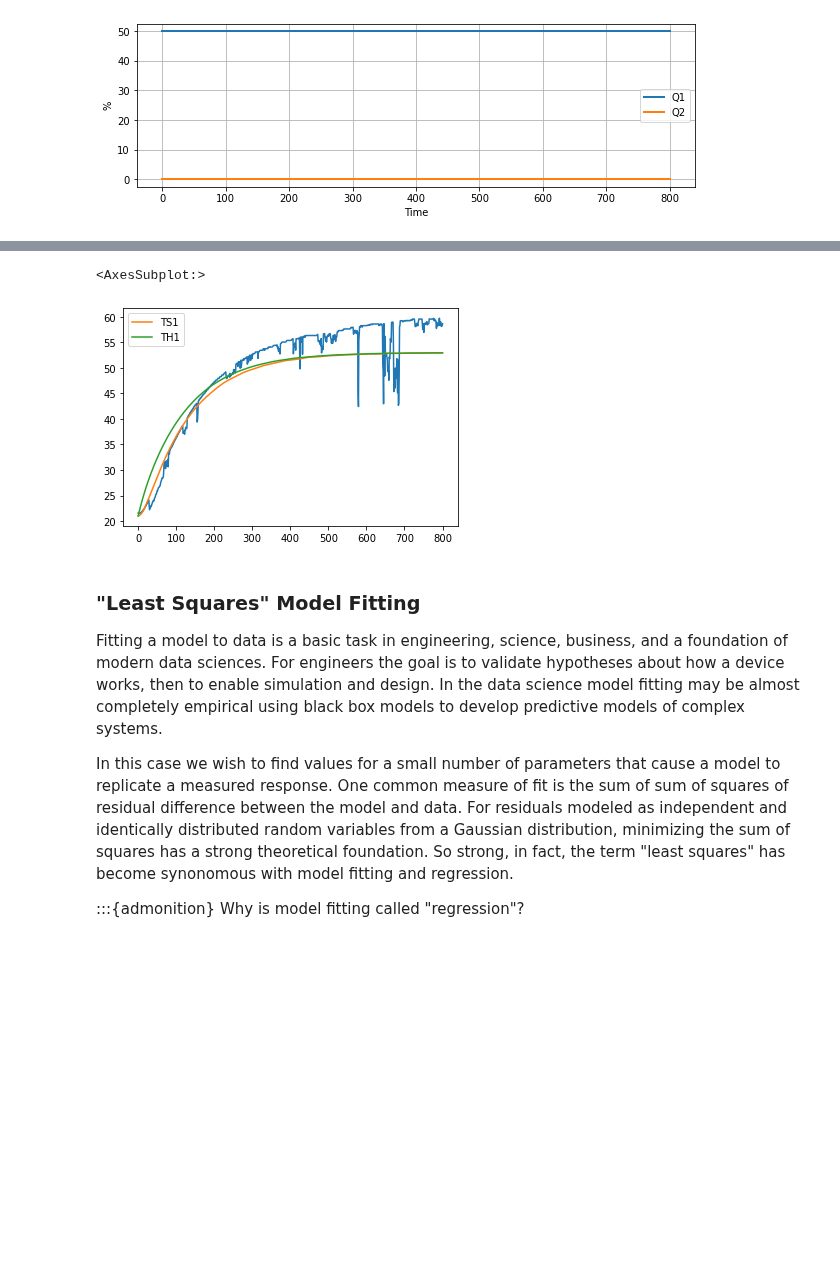
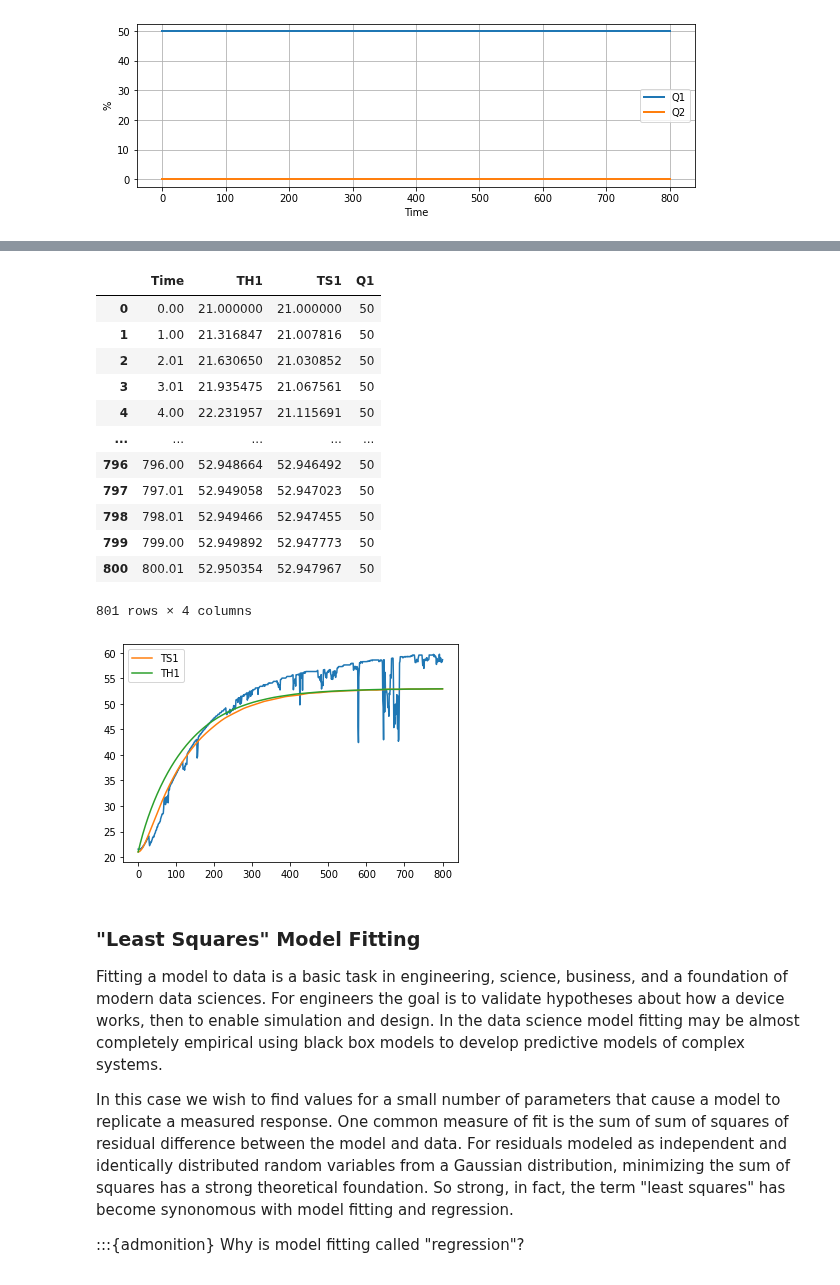
Before and after one commit to jckantor/cbe30338-book, a Jupyter notebook: _sources/notebooks/02.05-Second-Order.ipynb, the cells around one changed output, grey strips where cells are left out. Drawn from its saved outputs; the diff is of its cells as text; code cells hidden in the pictures; blank space fills up the shorter version.

```diff
--- a/_sources/notebooks/02.05-Second-Order.ipynb
+++ b/_sources/notebooks/02.05-Second-Order.ipynb
@@ -64,36 +68,50 @@ CpS = 1                # joules/deg C
 Ua = 0.05              # watts/deg C
 Ub = 0.05              # watts/deg C
 
 # extract data from experiment
 t_expt = df["Time"]
 
-def tclab_model2(param, plot=False):
+def tclab_model2(param):
     # unpack the adjustable parameters
     CpH, CpS, Ua, Ub = param
 
     # model solution
     def deriv(t, y):
         T1H, T1S = y
         dT1H = (-(Ua + Ub)*T1H + Ub*T1S + alpha*P1*U1 + Ua*T_amb)/CpH
         dT1S = Ub*(T1H - T1S)/CpS
         return [dT1H, dT1S]
 
     soln = solve_ivp(deriv, [min(t_expt), max(t_expt)], [T_amb, T_amb], t_eval=t_expt)
 
     # create dataframe with predictions
     pred = pd.DataFrame(columns=["Time"])
+    pred["Time"] = t_expt
     pred["TH1"] = soln.y[0]
     pred["TS1"] = soln.y[1]
     pred["Q1"] = U1
 
     return pred
 
-pred = tclab_model2([CpH, CpS, Ua, Ub], plot=True)
+pred = tclab_model2([CpH, CpS, Ua, Ub])
 
 ax = data["T1"].plot()
 pred[["TS1", "TH1"]].plot(ax=ax)
+pred
 # %% [output]
+|  | Time | TH1 | TS1 | Q1 |
+| 0 | 0.00 | 21.000000 | 21.000000 | 50 |
+| 1 | 1.00 | 21.316847 | 21.007816 | 50 |
+| 2 | 2.01 | 21.630650 | 21.030852 | 50 |
+| 3 | 3.01 | 21.935475 | 21.067561 | 50 |
+| 4 | 4.00 | 22.231957 | 21.115691 | 50 |
+| ... | ... | ... | ... | ... |
+| 796 | 796.00 | 52.948664 | 52.946492 | 50 |
+| 797 | 797.01 | 52.949058 | 52.947023 | 50 |
+| 798 | 798.01 | 52.949466 | 52.947455 | 50 |
+| 799 | 799.00 | 52.949892 | 52.947773 | 50 |
+| 800 | 800.01 | 52.950354 | 52.947967 | 50 |
-<AxesSubplot:>
+801 rows × 4 columns
 [figure]
 # %% [markdown]
 ### "Least Squares" Model Fitting
```
Also changed, not shown: parts of 2 cells of this notebook, 14 other files.
